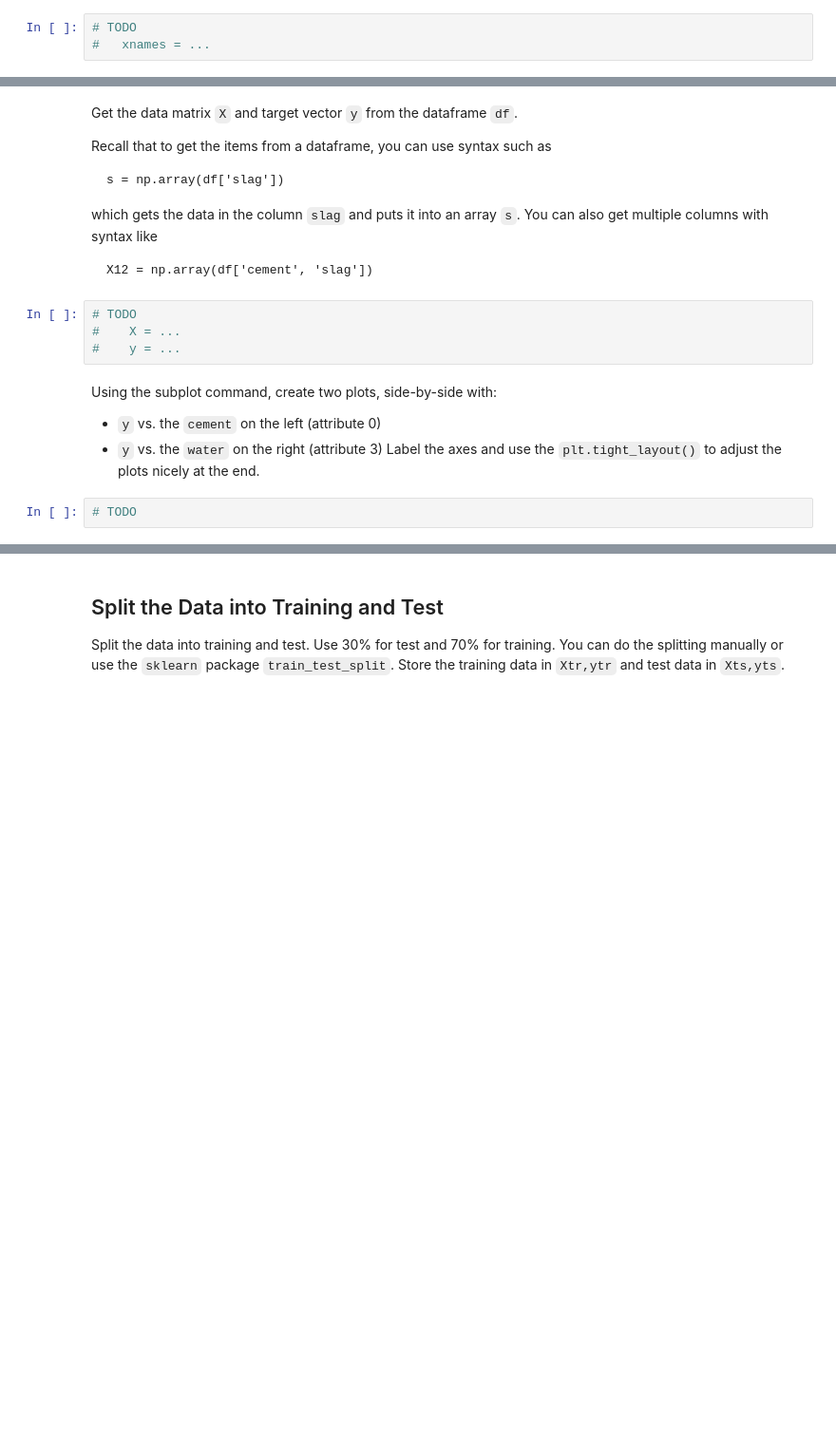
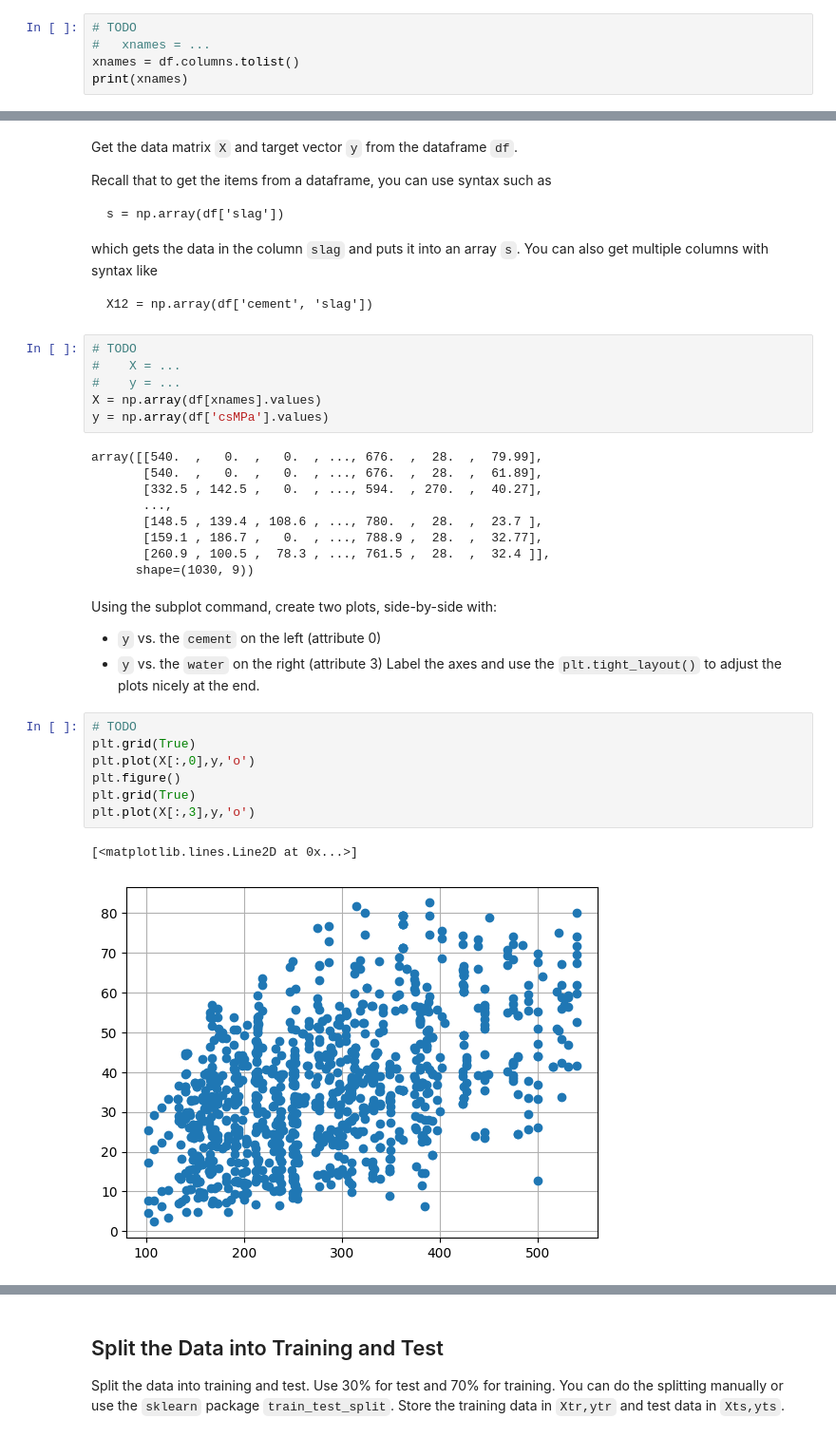
Before and after one commit to MYRONZHWENG/introml, a Jupyter notebook: unit03_mult_lin_reg/linreg_inclass.ipynb, the cells around one changed output, grey strips where cells are left out. Shown at 95% size. Drawn from its saved outputs; the diff is of its cells as text; blank space fills up the shorter version.

```diff
--- a/unit03_mult_lin_reg/linreg_inclass.ipynb
+++ b/unit03_mult_lin_reg/linreg_inclass.ipynb
@@ -63,3 +63,5 @@ Print the `xnames`.
 # %%
 # TODO
 #   xnames = ...
+xnames = df.columns.tolist()
+print(xnames)
@@ -73,14 +77,33 @@ Recall that to get the items from a dataframe, you can use syntax such as
 which gets the data in the column `slag` and puts it into an array `s`.  You can also get multiple columns with syntax like
 
     X12 = np.array(df['cement', 'slag'])
-# %%
-# TODO
-#    X = ...
-#    y = ...
+# %%
+# TODO
+#    X = ...
+#    y = ...
+X = np.array(df[xnames].values)
+y = np.array(df['csMPa'].values)
+# %% [output]
+array([[540.  ,   0.  ,   0.  , ..., 676.  ,  28.  ,  79.99],
+       [540.  ,   0.  ,   0.  , ..., 676.  ,  28.  ,  61.89],
+       [332.5 , 142.5 ,   0.  , ..., 594.  , 270.  ,  40.27],
+       ...,
+       [148.5 , 139.4 , 108.6 , ..., 780.  ,  28.  ,  23.7 ],
+       [159.1 , 186.7 ,   0.  , ..., 788.9 ,  28.  ,  32.77],
+       [260.9 , 100.5 ,  78.3 , ..., 761.5 ,  28.  ,  32.4 ]],
+      shape=(1030, 9))
 # %% [markdown]
 Using the subplot command, create two plots, side-by-side with:
 * `y` vs. the `cement` on the left (attribute 0)
 * `y` vs. the `water` on the right (attribute 3)
 Label the axes and use the `plt.tight_layout()` to adjust the plots nicely at the end.
-# %%
-# TODO
+# %%
+# TODO
+plt.grid(True)
+plt.plot(X[:,0],y,'o')
+plt.figure()
+plt.grid(True)
+plt.plot(X[:,3],y,'o')
+# %% [output]
+[<matplotlib.lines.Line2D at 0x...>]
+[figure, added]
```
Also changed, not shown: parts of 2 cells of this notebook, 1 other file.
